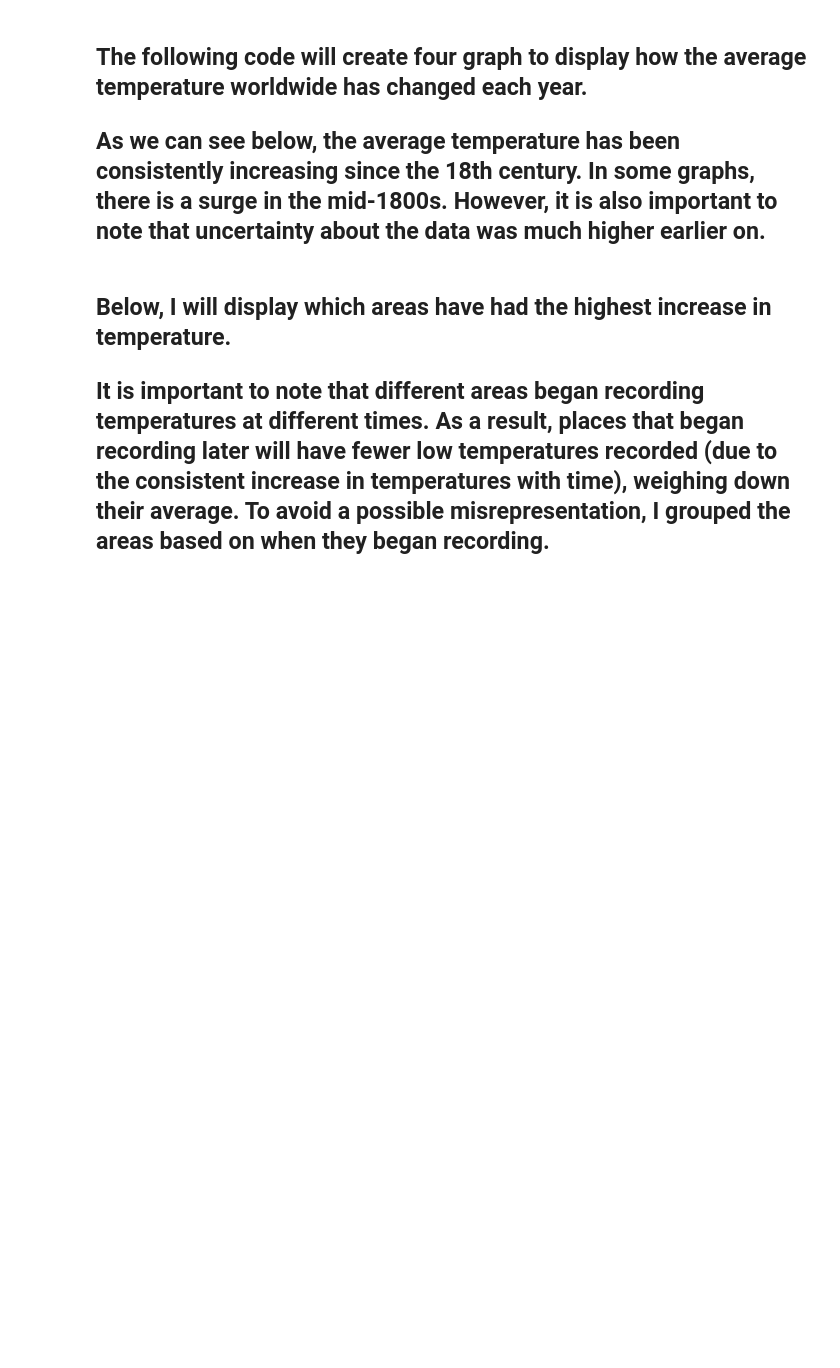
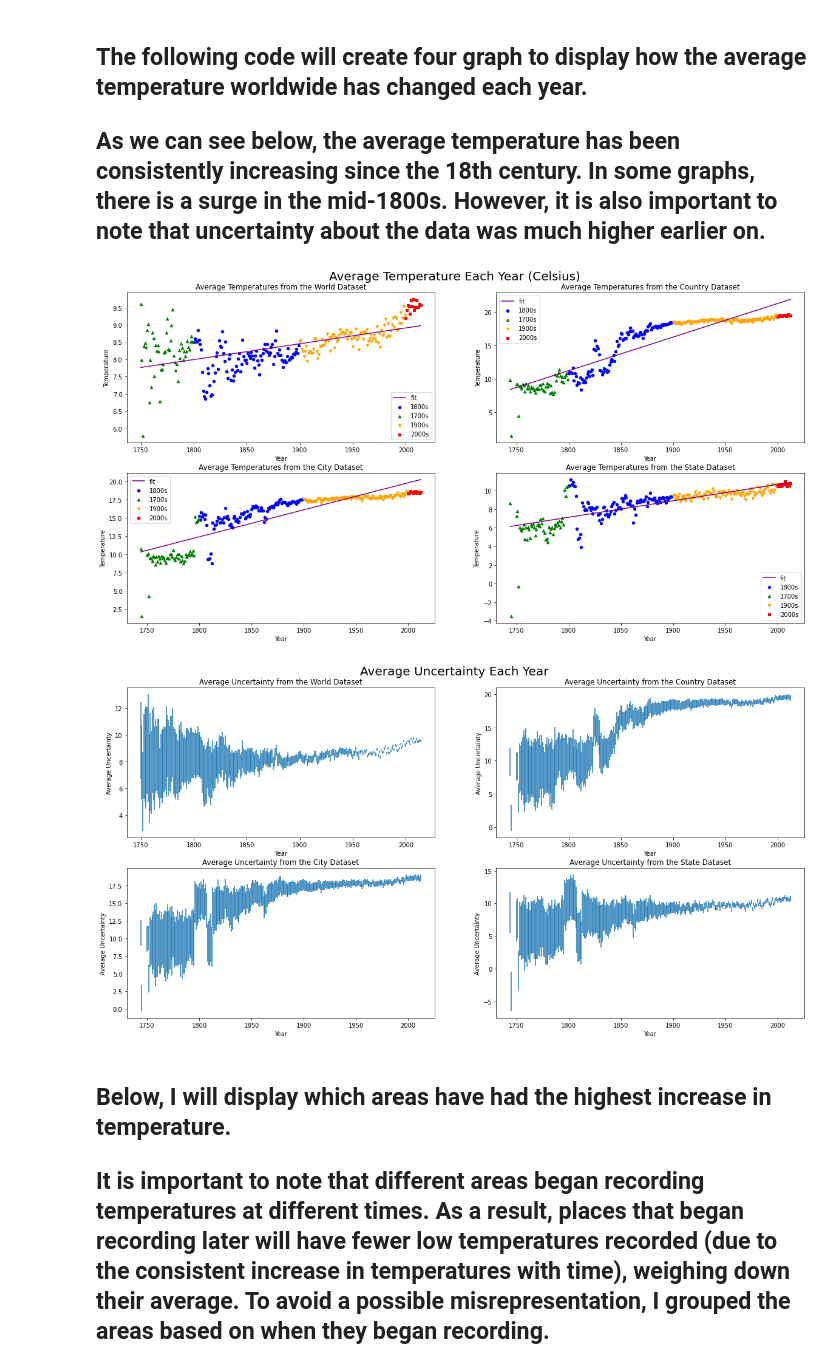
Before and after one commit to mrrehani/Climate-Change-Analysis, a Jupyter notebook: Climate Change Earth Surface Temperature Data.ipynb, the cells around one changed output. Cells and saved outputs as stored; diff of their text form; code cells hidden in the pictures; blank space fills up the shorter version.

```diff
--- a/Climate Change Earth Surface Temperature Data.ipynb
+++ b/Climate Change Earth Surface Temperature Data.ipynb
@@ -18,7 +18,10 @@ from TemperatureGrapher import TemperatureGrapher
 country_temps=pd.read_csv("GlobalLandTemperaturesByCountry.csv")
 country_temps_average=country_temps.groupby("dt").mean()
 world_temps=pd.read_csv("GlobalTemperatures.csv")
-world_Landtemps_average=world_temps.groupby("dt").mean()
+world_temps = world_temps.rename(columns=
+    {"LandAverageTemperature": "AverageTemperature",
+    "LandAverageTemperatureUncertainty": "AverageTemperatureUncertainty"}).drop(world_temps.iloc[:,3:], axis=1)
+world_temps_average=world_temps.groupby("dt").mean()
 maj_city_temps=pd.read_csv("GlobalLandTemperaturesByMajorCity.csv")
 state_temps=pd.read_csv("GlobalLandTemperaturesByState.csv")
 state_temps_average=state_temps.groupby("dt").mean()
@@ -83,6 +60,22 @@ for century in range(17,21):
 # %% [markdown]
 ## The following code will create four graph to display how the average temperature worldwide has changed each year.
 ## As we can see below, the average temperature has been consistently increasing since the 18th century. In some graphs, there is a surge in the mid-1800s. However, it is also important to note that uncertainty about the data was much higher earlier on.
+# %%
+fig, tempAx=plt.subplots(2,2, figsize=(20,10))
+plt.suptitle("Average Temperature Each Year (Celsius)", fontsize=20,y=.93)
+fig, uncertainAx=plt.subplots(2,2, figsize=(20,10))
+plt.suptitle("Average Uncertainty Each Year", fontsize=20,y=.93)
+
+TG = TemperatureGrapher()
+#Graphing the average temperature and uncertainty across different data sets.
+rows,cols = [0,0,1,1], [1,0,0,1]
+dataframes = [country_temps_average, world_temps_average, city_temps_average, state_temps_average]
+regionNames = ["Country", "World", "City", "State"]
+for i in range(len(rows)):
+    TG.graph_data(regionNames[i],dataframes[i], tempAx,uncertainAx,rows[i],cols[i])
+# %% [output]
+[figure, added]
+[figure, added]
 # %% [markdown]
 ## Below, I will display which areas have had the highest increase in temperature.
 ## It is important to note that different areas began recording temperatures at different times. As a result, places that began recording later will have fewer low temperatures recorded (due to the consistent increase in temperatures with time), weighing down their average. To avoid a possible misrepresentation, I grouped the areas based on when they began recording.
```
Also changed, not shown: parts of 4 cells of this notebook, 1 other file.
